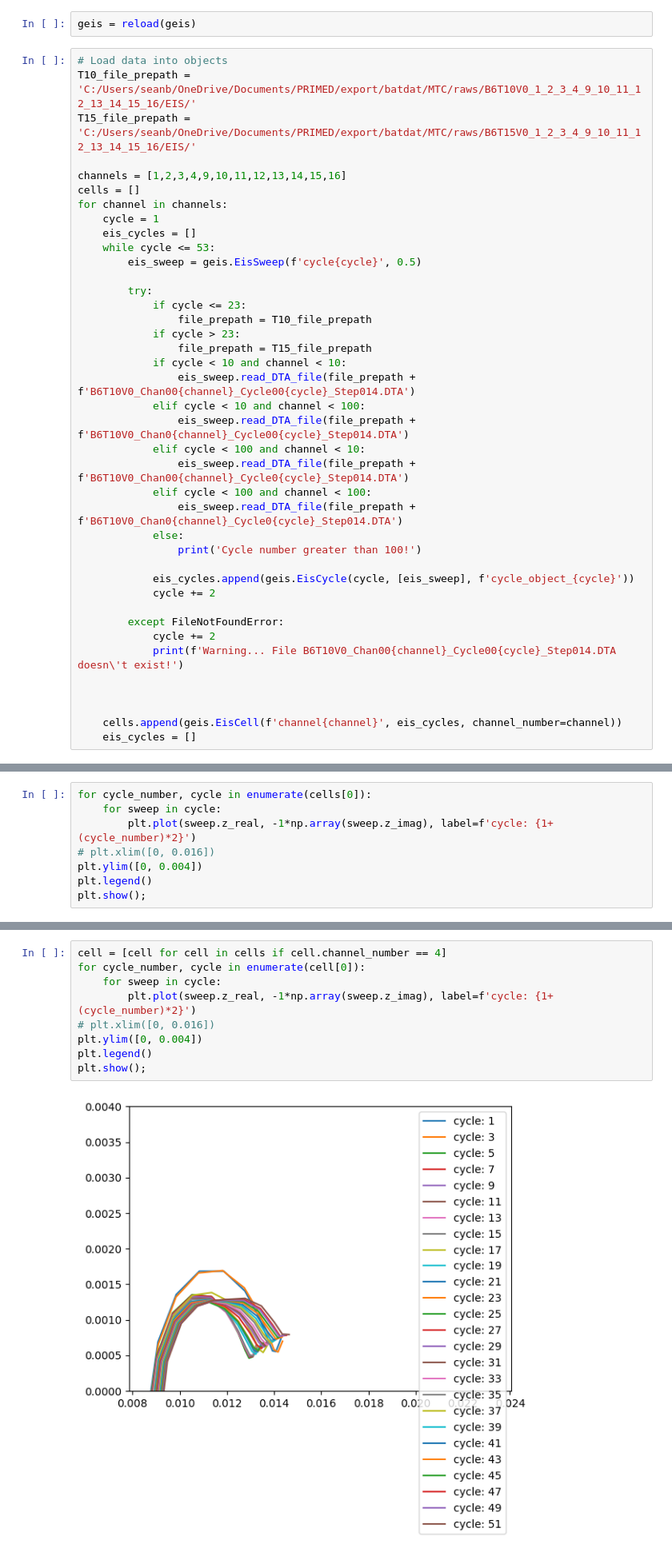
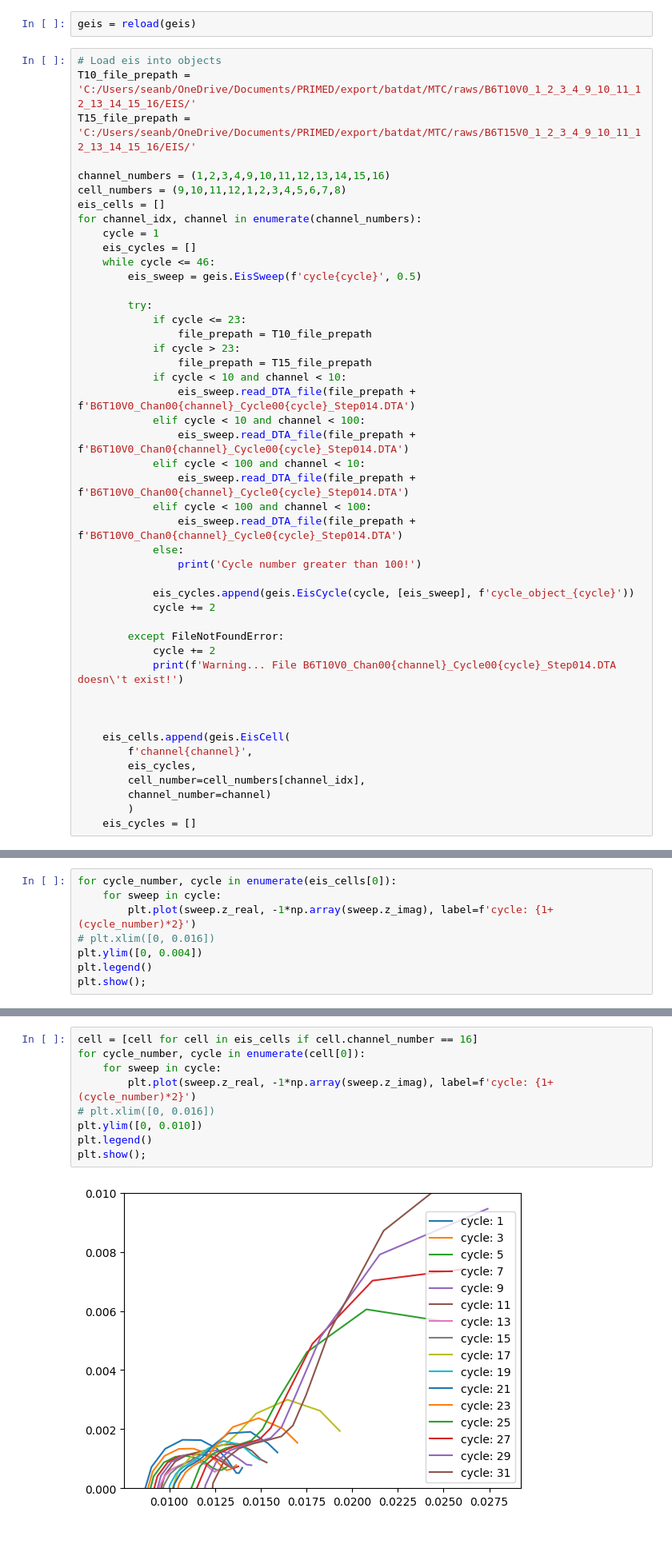
Before and after one commit to seanbuchanan-eng/battery_sizing_model, a Jupyter notebook: junk/test_eis.ipynb, the cells around one changed output, grey strips where cells are left out. Shown at 80% size. Saved outputs shown, nothing was run; the diff lists cells and outputs as text.

Commit message:
viewing data

```diff
--- a/junk/test_eis.ipynb
+++ b/junk/test_eis.ipynb
@@ -6,16 +10,17 @@ from importlib import reload
 # %%
 geis = reload(geis)
 # %%
-# Load data into objects
+# Load eis into objects
 T10_file_prepath = 'C:/Users/seanb/OneDrive/Documents/PRIMED/export/batdat/MTC/raws/B6T10V0_1_2_3_4_9_10_11_12_13_14_15_16/EIS/'
 T15_file_prepath = 'C:/Users/seanb/OneDrive/Documents/PRIMED/export/batdat/MTC/raws/B6T15V0_1_2_3_4_9_10_11_12_13_14_15_16/EIS/'
 
-channels = [1,2,3,4,9,10,11,12,13,14,15,16]
-cells = []
-for channel in channels:
+channel_numbers = (1,2,3,4,9,10,11,12,13,14,15,16)
+cell_numbers = (9,10,11,12,1,2,3,4,5,6,7,8)
+eis_cells = []
+for channel_idx, channel in enumerate(channel_numbers):
     cycle = 1
     eis_cycles = []
-    while cycle <= 53:
+    while cycle <= 46:
         eis_sweep = geis.EisSweep(f'cycle{cycle}', 0.5)
 
         try:
@@ -43,5 +48,10 @@ for channel in channels:
 
 
 
-    cells.append(geis.EisCell(f'channel{channel}', eis_cycles, channel_number=channel))
+    eis_cells.append(geis.EisCell(
+        f'channel{channel}',
+        eis_cycles,
+        cell_number=cell_numbers[channel_idx],
+        channel_number=channel)
+        )
     eis_cycles = []
@@ -48,5 +91,5 @@ for channel in channels:
 # %%
-for cycle_number, cycle in enumerate(cells[0]):
+for cycle_number, cycle in enumerate(eis_cells[0]):
     for sweep in cycle:
         plt.plot(sweep.z_real, -1*np.array(sweep.z_imag), label=f'cycle: {1+(cycle_number)*2}')
 # plt.xlim([0, 0.016])
@@ -56,13 +99,13 @@ plt.show();
 # %% [output]
 [figure]
 # %%
-cell = [cell for cell in cells if cell.channel_number == 4]
+cell = [cell for cell in eis_cells if cell.channel_number == 16]
 for cycle_number, cycle in enumerate(cell[0]):
     for sweep in cycle:
         plt.plot(sweep.z_real, -1*np.array(sweep.z_imag), label=f'cycle: {1+(cycle_number)*2}')
 # plt.xlim([0, 0.016])
-plt.ylim([0, 0.004])
+plt.ylim([0, 0.010])
 plt.legend()
 plt.show();
 # %% [output]
-[figure, old version]
+[figure, new version]
```
Also changed, not shown: parts of 9 cells of this notebook, 1 other file.
